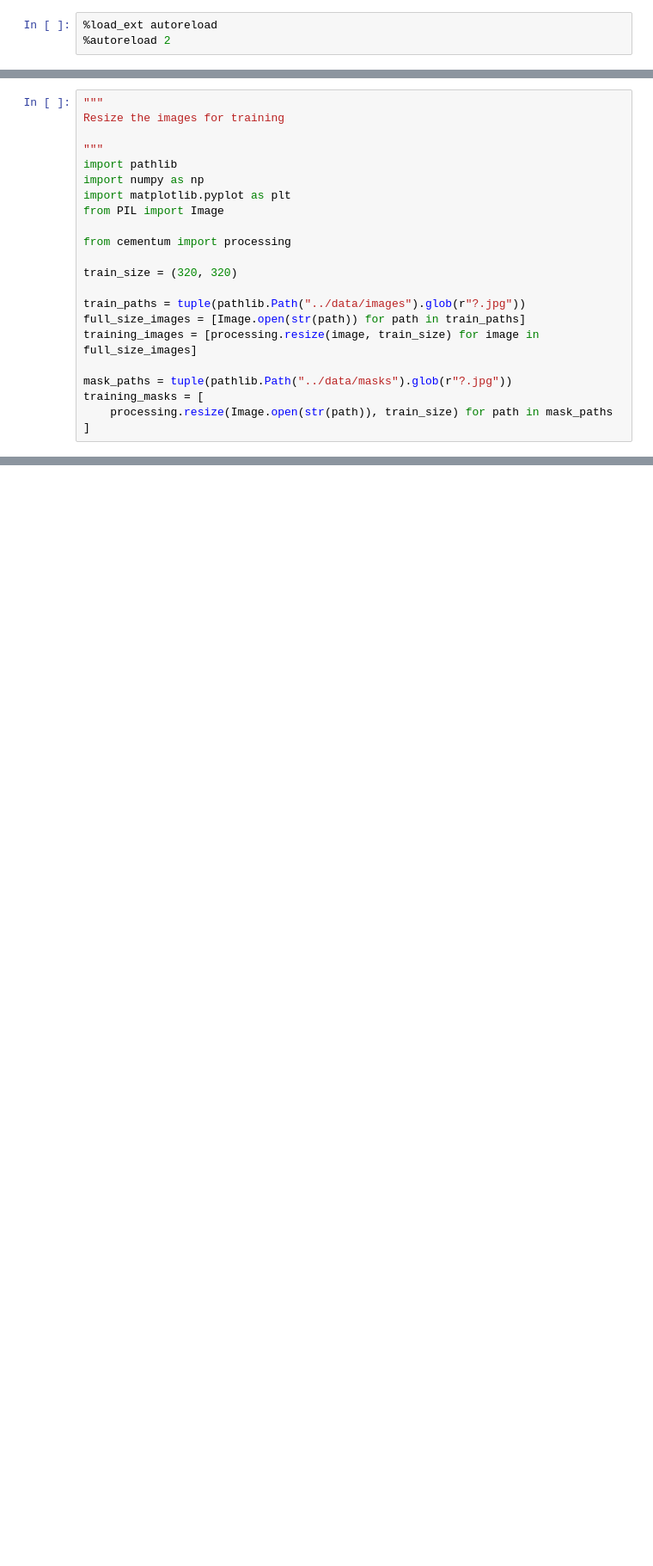
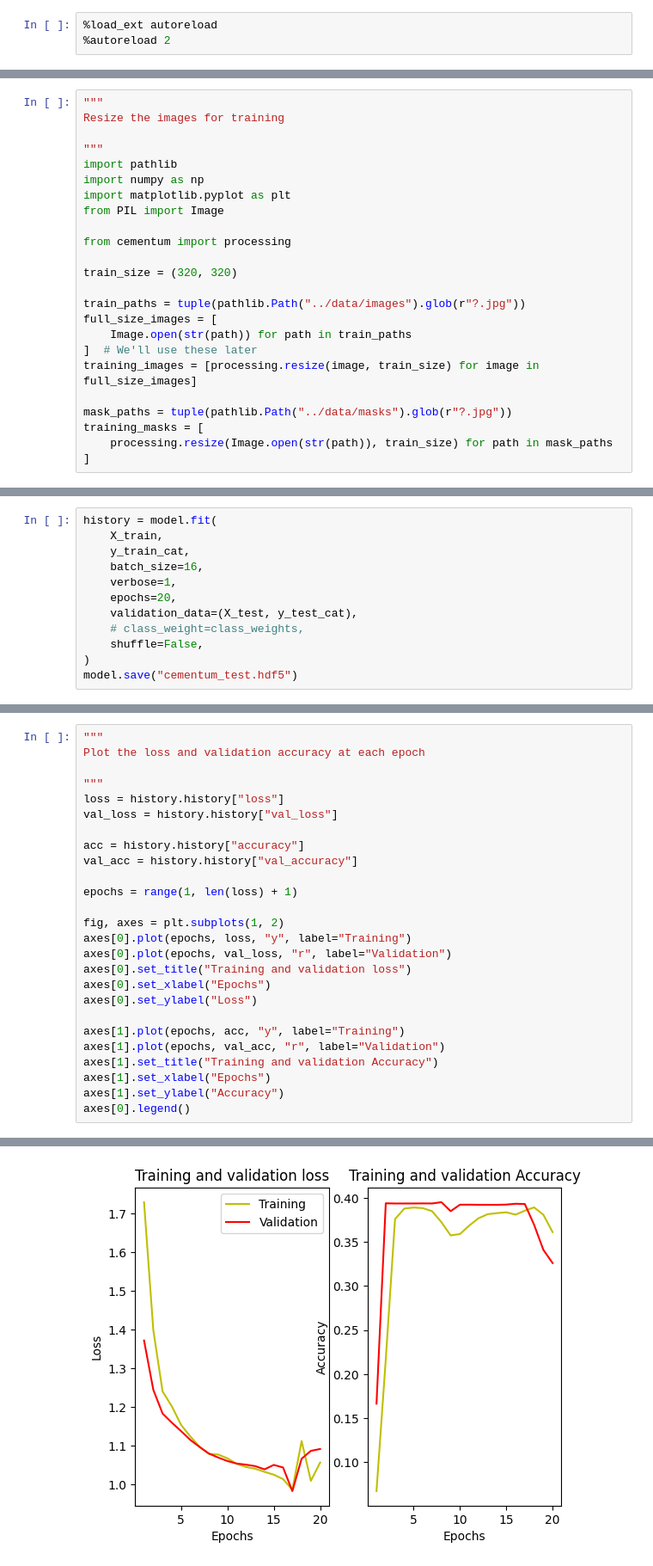
Before and after one commit to richard-lane/cementum, a Jupyter notebook: pipeline/reproduce.ipynb, the cells around one changed output, grey strips where cells are left out. Shown: that part at 86% size. Drawn from its saved outputs; the diff is of its cells as text; blank space fills up the shorter version.

Commit message:
train the model. it's actually quick

```diff
--- a/pipeline/reproduce.ipynb
+++ b/pipeline/reproduce.ipynb
@@ -31,7 +23,9 @@ from cementum import processing
 train_size = (320, 320)
 
 train_paths = tuple(pathlib.Path("../data/images").glob(r"?.jpg"))
-full_size_images = [Image.open(str(path)) for path in train_paths]
+full_size_images = [
+    Image.open(str(path)) for path in train_paths
+]  # We'll use these later
 training_images = [processing.resize(image, train_size) for image in full_size_images]
 
 mask_paths = tuple(pathlib.Path("../data/masks").glob(r"?.jpg"))
@@ -63,0 +163,12 @@ Plot the loss and validation accuracy at each epoch
+# %%
+history = model.fit(
+    X_train,
+    y_train_cat,
+    batch_size=16,
+    verbose=1,
+    epochs=20,
+    validation_data=(X_test, y_test_cat),
+    # class_weight=class_weights,
+    shuffle=False,
+)
+model.save("cementum_test.hdf5")
@@ -63,0 +193,27 @@ Plot the loss and validation accuracy at each epoch
+# %%
+"""
+Plot the loss and validation accuracy at each epoch
+
+"""
+loss = history.history["loss"]
+val_loss = history.history["val_loss"]
+
+acc = history.history["accuracy"]
+val_acc = history.history["val_accuracy"]
+
+epochs = range(1, len(loss) + 1)
+
+fig, axes = plt.subplots(1, 2)
+axes[0].plot(epochs, loss, "y", label="Training")
+axes[0].plot(epochs, val_loss, "r", label="Validation")
+axes[0].set_title("Training and validation loss")
+axes[0].set_xlabel("Epochs")
+axes[0].set_ylabel("Loss")
+
+axes[1].plot(epochs, acc, "y", label="Training")
+axes[1].plot(epochs, val_acc, "r", label="Validation")
+axes[1].set_title("Training and validation Accuracy")
+axes[1].set_xlabel("Epochs")
+axes[1].set_ylabel("Accuracy")
+axes[0].legend()
+# %% [output]
@@ -64,3 +221,4 @@ Plot the loss and validation accuracy at each epoch
+[figure, added]
 # %%
 """
 Calculate intersection over union for each class
```
Also changed, not shown: parts of 11 cells of this notebook, 1 other file.
